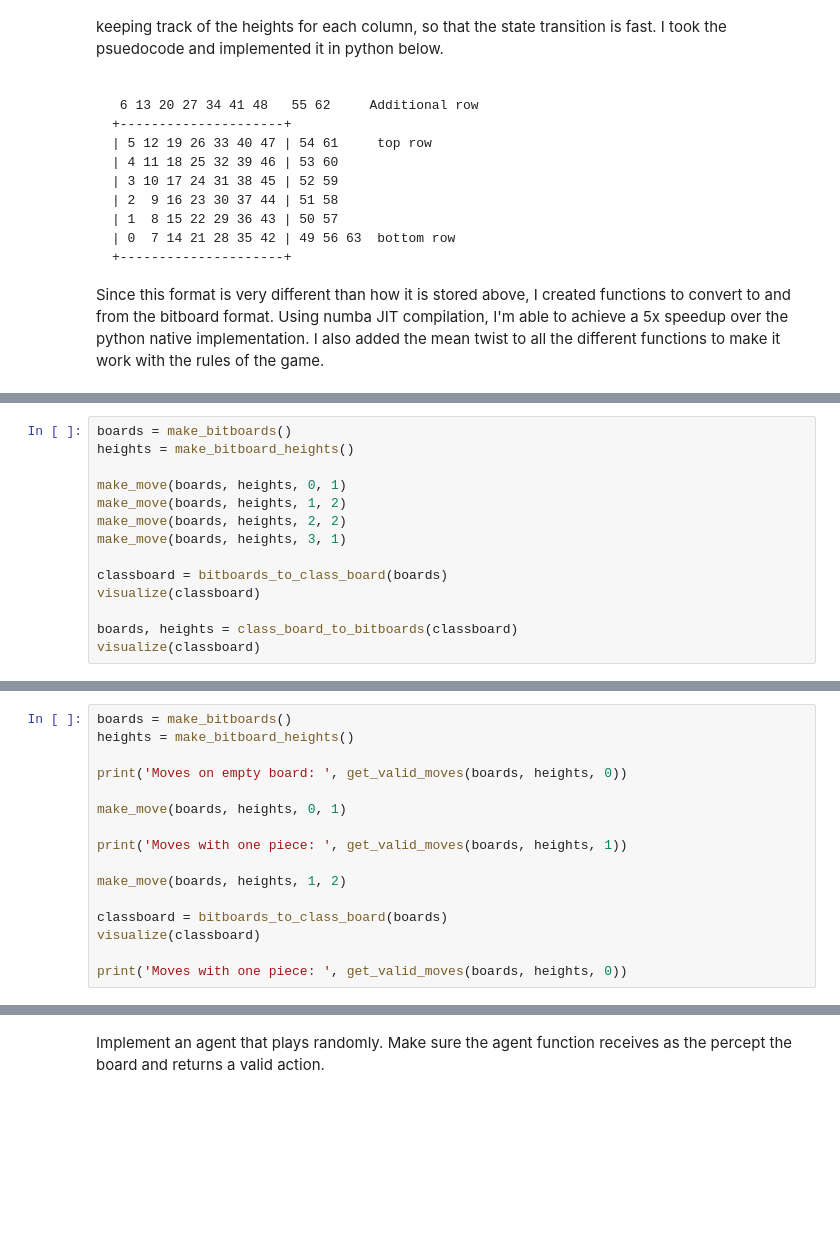
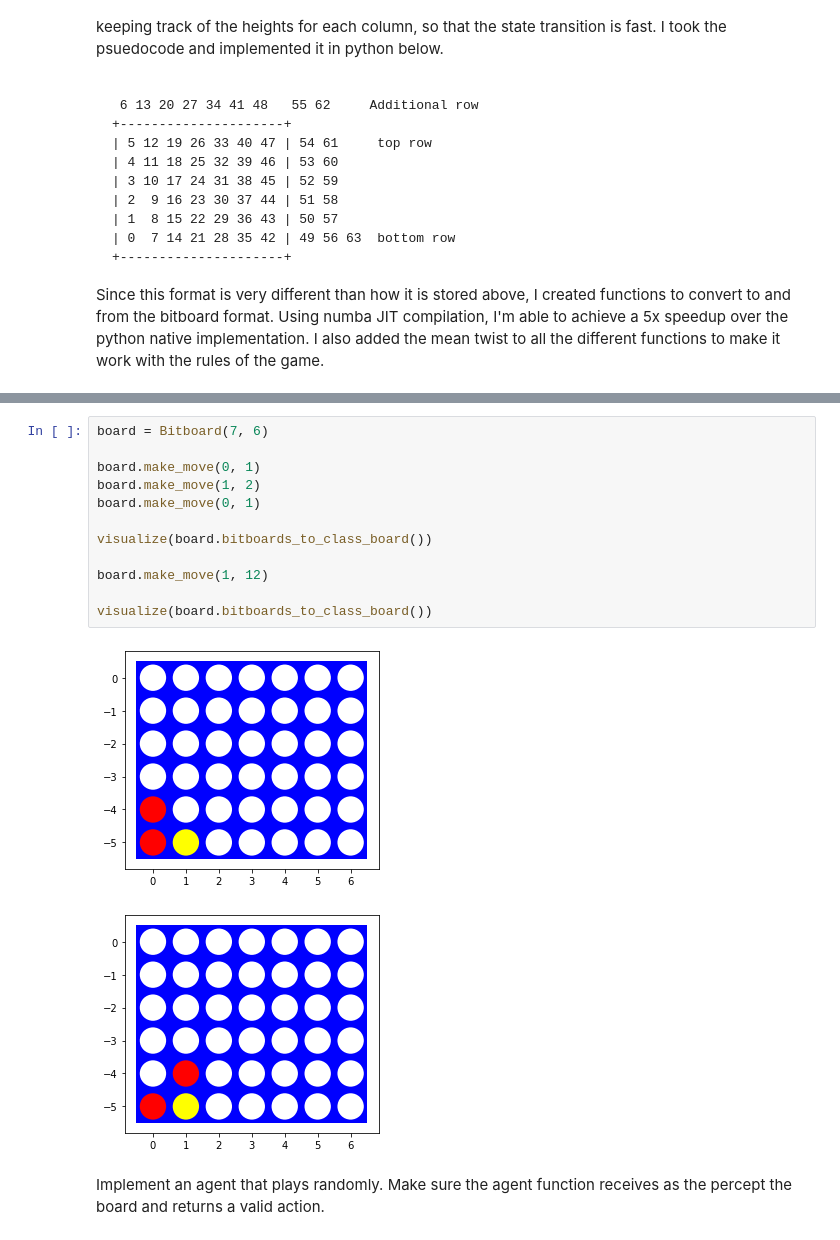
Before and after one commit to tmcnitt/Mean_Connect_Four, a Jupyter notebook: assignment_mean_connect4.ipynb, the cells around one changed output, grey strips where cells are left out. Drawn from its saved outputs; the diff is of its cells as text; blank space fills up the shorter version.

```diff
--- a/assignment_mean_connect4.ipynb
+++ b/assignment_mean_connect4.ipynb
@@ -353,14 +123,0 @@ visualize(classboard)
-# %%
-boards = make_bitboards()
-heights = make_bitboard_heights()
-
-make_move(boards, heights, 0, 1)
-make_move(boards, heights, 1, 2)
-make_move(boards, heights, 2, 2)
-make_move(boards, heights, 3, 1)
-
-classboard = bitboards_to_class_board(boards)
-visualize(classboard)
-
-boards, heights = class_board_to_bitboards(classboard)
-visualize(classboard)
@@ -370,16 +123,0 @@ visualize(classboard)
-# %%
-boards = make_bitboards()
-heights = make_bitboard_heights()
-
-print('Moves on empty board: ', get_valid_moves(boards, heights, 0))
-
-make_move(boards, heights, 0, 1)
-
-print('Moves with one piece: ', get_valid_moves(boards, heights, 1))
-
-make_move(boards, heights, 1, 2)
-
-classboard = bitboards_to_class_board(boards)
-visualize(classboard)
-
-print('Moves with one piece: ', get_valid_moves(boards, heights, 0))
@@ -391,3 +334,18 @@ Moves with one piece:  [1, 2, 3, 4, 5, 6, 7]
+# %%
+board = Bitboard(7, 6)
+
+board.make_move(0, 1)
+board.make_move(1, 2)
+board.make_move(0, 1)
+
+visualize(board.bitboards_to_class_board())
+
+board.make_move(1, 12)
+
+visualize(board.bitboards_to_class_board())
+# %% [output]
+[figure, added]
+[figure, added]
 # %% [markdown]
 Implement an agent that plays randomly. Make sure the agent function receives as the percept the board and returns a valid action.
 # %%
```
Also changed, not shown: parts of 63 cells of this notebook.
